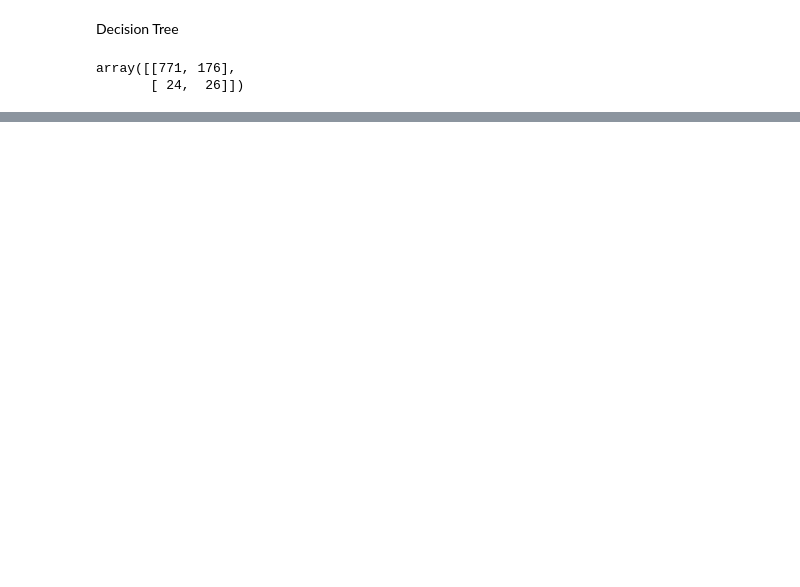
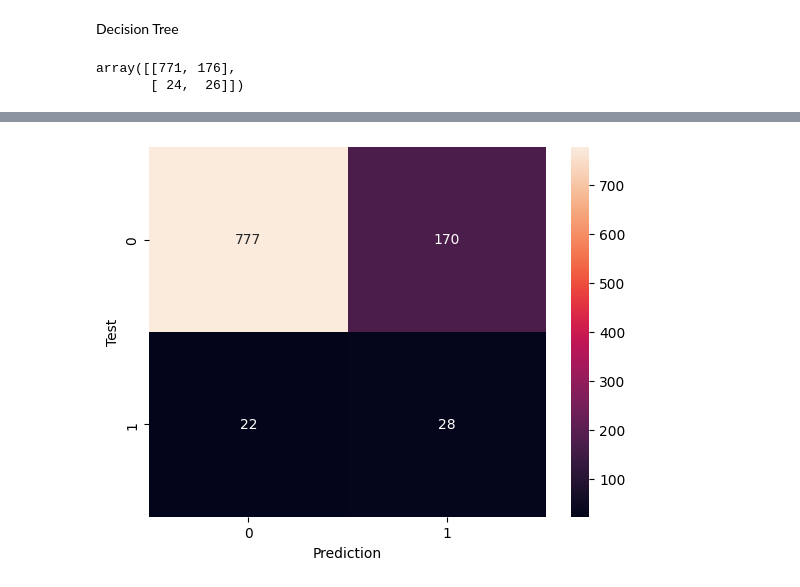
Before and after one commit to mithhhilesh/Brain-Stroke-Prediction, a Jupyter notebook: brain-stroke-prediction-using-lr-dt-rf.ipynb, the cells around one changed output, grey strips where cells are left out. Saved outputs shown, nothing was run; the diff lists cells and outputs as text; code cells hidden in the pictures; blank space fills up the shorter version.

```diff
--- a/brain-stroke-prediction-using-lr-dt-rf.ipynb
+++ b/brain-stroke-prediction-using-lr-dt-rf.ipynb
@@ -378,0 +384,8 @@ Score :  0.7993981945837513
+# %%
+rf_pipeline = Pipeline([
+    ('smote', SMOTE(sampling_strategy=1.0, random_state=42, k_neighbors=5)),
+    ('classifier', RandomForestClassifier(n_estimators=100, max_depth=10, min_samples_split=5, class_weight='balanced', min_samples_leaf=2, random_state=42))
+])
+
+rf_pipeline.fit(X_train, y_train)
+rf_pred = rf_pipeline.predict(X_test)
@@ -378,0 +398,9 @@ Score :  0.7993981945837513
+# %%
+rf_pred = rf_pipeline.predict(X_test)
+rf_prob = rf_pipeline.predict_proba(X_test)[:, 1]
+custom_threshold = 0.25
+rf_pred_tuned = (rf_prob >= custom_threshold).astype(int)
+
+print("--- Random Forest Performance ---")
+print(classification_report(y_test, rf_pred_tuned, target_names=['No Stroke', 'Stroke']))
+print(f"ROC-AUC Score: {roc_auc_score(y_test, rf_prob):.4f}")
@@ -378,0 +419,9 @@ Score :  0.7993981945837513
+# %%
+from sklearn.metrics import recall_score, roc_auc_score, precision_score, f1_score
+
+sns.heatmap(confusion_matrix(y_test, rf_pred_tuned), annot=True, fmt='d')
+plt.xlabel("Prediction")
+plt.ylabel("Test")
+plt.show()
+# %% [output]
+[figure, added]
```
Also changed, not shown: parts of 25 cells of this notebook.
